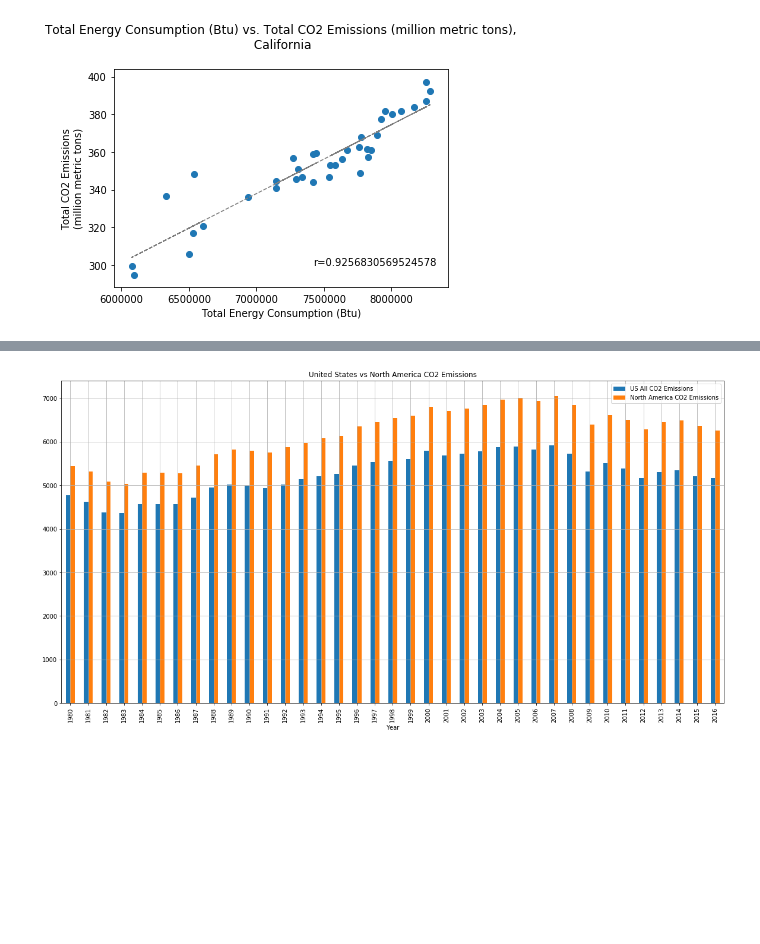
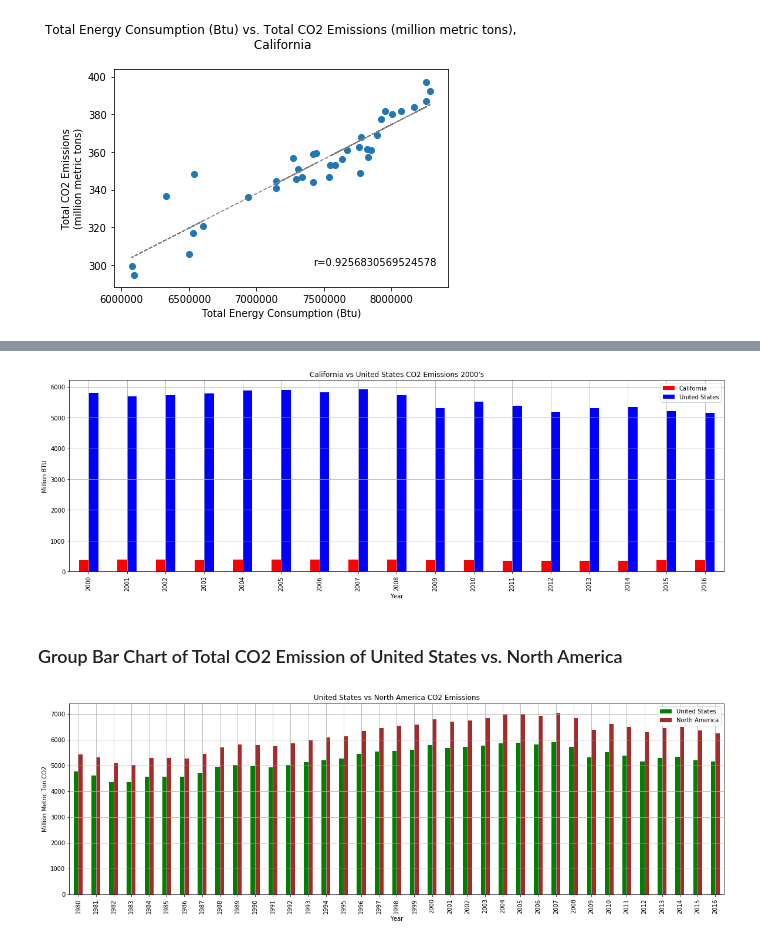
Before and after one commit to david-kishi/US_Energy_Consumption_Analysis, a Jupyter notebook: Analysis/Energy Consumption and CO2 Emission Analysis.ipynb, the cells around one changed output, grey strips where cells are left out. Drawn from its saved outputs; the diff is of its cells as text; code cells hidden in the pictures; blank space fills up the shorter version.

Commit message:
added group bar chart for all that is missing

```diff
--- a/Analysis/Energy Consumption and CO2 Emission Analysis.ipynb
+++ b/Analysis/Energy Consumption and CO2 Emission Analysis.ipynb
@@ -133,12 +180,31 @@ plt.show()
+# %%
+#filter data to only Year 2000s
+CO2_CAvsUS_2000s = CO2_CAvsUS.reset_index()
+CO2_CAvsUS_filtered = CO2_CAvsUS_2000s[CO2_CAvsUS_2000s['Year'] > 1999]
+CO2_CAvsUS_filtered = CO2_CAvsUS_filtered.set_index('Year')
+CO2_CAvsUS_filtered = CO2_CAvsUS_filtered.sort_values('Year')
+ax = CO2_CAvsUS_filtered.plot(kind='bar', figsize=(20,6),color=['r', 'b'])
+plt.title("California vs United States CO2 Emissions 2000's")
+plt.legend(['California','United States'])
+plt.xlabel('Year')
+plt.ylabel('Million BTU')
+plt.grid(axis='both')
+plt.show()
+# %% [output]
+[figure, added]
+# %% [markdown]
+### Group Bar Chart of Total CO2 Emission of United States vs. North America
 # %%
-CO2_USvsNA = CO2_EMISS_NA_df.copy()
-CO2_USvsNA = CO2_USvsNA.merge(CO2_EMISS_US_df[['Year','US All CO2 Emissions']], how ='left')
-CO2_USvsNA = CO2_USvsNA[['Year','US All CO2 Emissions','North America CO2 Emissions']]
+CO2_USvsNA = CO2_EMISS_US_df[['Year', 'US All CO2 Emissions' ]]
+CO2_USvsNA = CO2_USvsNA.merge(CO2_EMISS_NA_df[['Year','North America CO2 Emissions']], how ='left')
 CO2_USvsNA = CO2_USvsNA.set_index('Year')
 CO2_USvsNA = CO2_USvsNA.sort_values('Year')
-ax = CO2_USvsNA.plot(kind='bar', figsize=(20,10),)
+ax = CO2_USvsNA.plot(kind='bar', figsize=(20,6),color=['green', 'brown'])
 plt.title('United States vs North America CO2 Emissions')
+plt.legend(['United States','North America'])
+plt.xlabel('Year')
+plt.ylabel('Million Metric Ton CO2')
 plt.grid(axis='both')
 plt.show()
 # %% [output]
-[figure, old version]
+[figure, new version]
```
Also changed, not shown: parts of 9 cells of this notebook.
